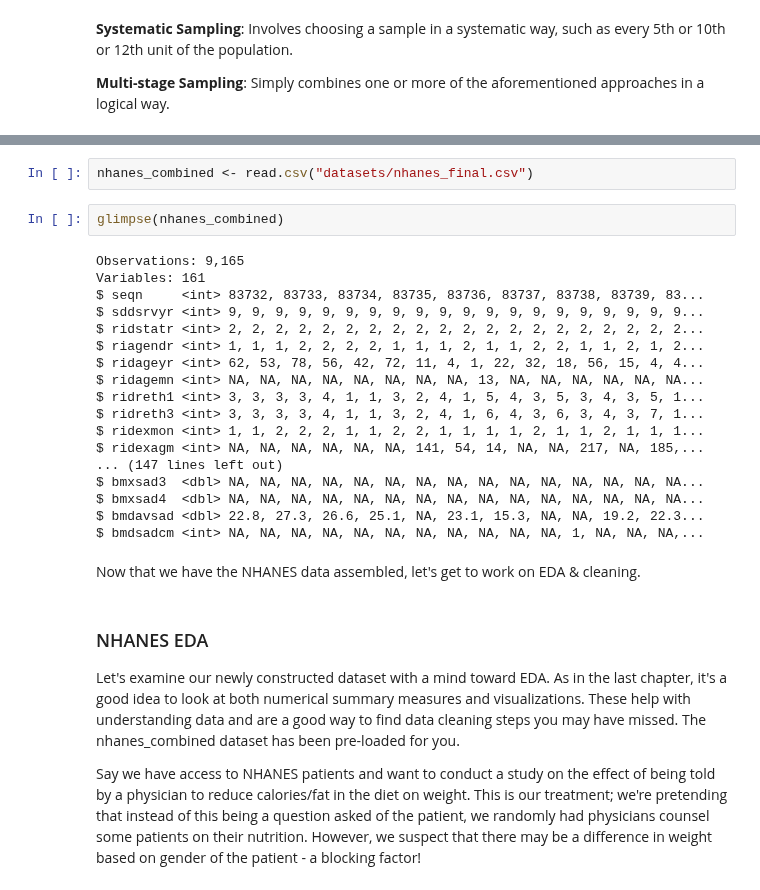
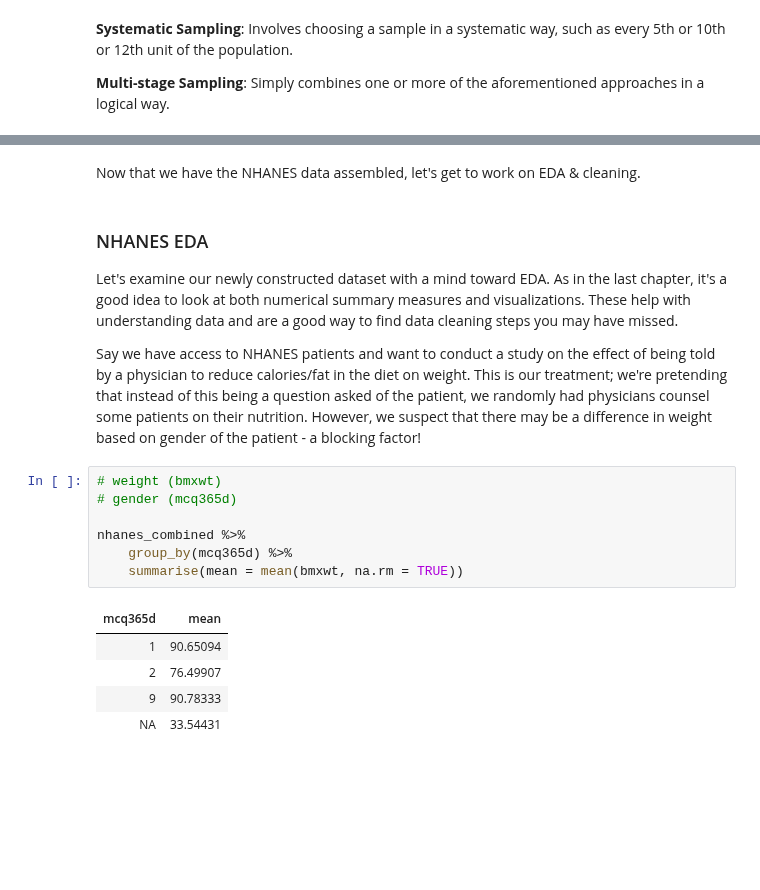
Before and after one commit to iamjz/R-Data, a Jupyter notebook: Design of Experiments.ipynb, the cells around one changed output, grey strips where cells are left out. Saved outputs shown, nothing was run; the diff lists cells and outputs as text; blank space fills up the shorter version.

```diff
--- a/Design of Experiments.ipynb
+++ b/Design of Experiments.ipynb
@@ -1595,29 +1534,20 @@ $ bmdsadcm <int> NA, NA, NA, NA, NA, NA, NA, NA, NA, NA, NA, 1, NA, NA, NA,...
-# %%
-nhanes_combined <- read.csv("datasets/nhanes_final.csv")
-# %%
-glimpse(nhanes_combined)
-# %% [output]
-Observations: 9,165
-Variables: 161
-$ seqn     <int> 83732, 83733, 83734, 83735, 83736, 83737, 83738, 83739, 83...
-$ sddsrvyr <int> 9, 9, 9, 9, 9, 9, 9, 9, 9, 9, 9, 9, 9, 9, 9, 9, 9, 9, 9, 9...
-$ ridstatr <int> 2, 2, 2, 2, 2, 2, 2, 2, 2, 2, 2, 2, 2, 2, 2, 2, 2, 2, 2, 2...
-$ riagendr <int> 1, 1, 1, 2, 2, 2, 2, 1, 1, 1, 2, 1, 1, 2, 2, 1, 1, 2, 1, 2...
-$ ridageyr <int> 62, 53, 78, 56, 42, 72, 11, 4, 1, 22, 32, 18, 56, 15, 4, 4...
-$ ridagemn <int> NA, NA, NA, NA, NA, NA, NA, NA, 13, NA, NA, NA, NA, NA, NA...
-$ ridreth1 <int> 3, 3, 3, 3, 4, 1, 1, 3, 2, 4, 1, 5, 4, 3, 5, 3, 4, 3, 5, 1...
-$ ridreth3 <int> 3, 3, 3, 3, 4, 1, 1, 3, 2, 4, 1, 6, 4, 3, 6, 3, 4, 3, 7, 1...
-$ ridexmon <int> 1, 1, 2, 2, 2, 1, 1, 2, 2, 1, 1, 1, 1, 2, 1, 1, 2, 1, 1, 1...
-$ ridexagm <int> NA, NA, NA, NA, NA, NA, 141, 54, 14, NA, NA, 217, NA, 185,...
-... (147 lines left out)
-$ bmxsad3  <dbl> NA, NA, NA, NA, NA, NA, NA, NA, NA, NA, NA, NA, NA, NA, NA...
-$ bmxsad4  <dbl> NA, NA, NA, NA, NA, NA, NA, NA, NA, NA, NA, NA, NA, NA, NA...
-$ bmdavsad <dbl> 22.8, 27.3, 26.6, 25.1, NA, 23.1, 15.3, NA, NA, 19.2, 22.3...
-$ bmdsadcm <int> NA, NA, NA, NA, NA, NA, NA, NA, NA, NA, NA, 1, NA, NA, NA,...
 # %% [markdown]
 Now that we have the NHANES data assembled, let's get to work on EDA & cleaning.
 # %% [markdown]
 ### NHANES EDA
-Let's examine our newly constructed dataset with a mind toward EDA. As in the last chapter, it's a good idea to look at both numerical summary measures and visualizations. These help with understanding data and are a good way to find data cleaning steps you may have missed. The nhanes_combined dataset has been pre-loaded for you.
+Let's examine our newly constructed dataset with a mind toward EDA. As in the last chapter, it's a good idea to look at both numerical summary measures and visualizations. These help with understanding data and are a good way to find data cleaning steps you may have missed.
 
 Say we have access to NHANES patients and want to conduct a study on the effect of being told by a physician to reduce calories/fat in the diet on weight. This is our treatment; we're pretending that instead of this being a question asked of the patient, we randomly had physicians counsel some patients on their nutrition. However, we suspect that there may be a difference in weight based on gender of the patient - a blocking factor!
+# %%
+# weight (bmxwt)
+# gender (mcq365d)
+
+nhanes_combined %>%
+    group_by(mcq365d) %>%
+    summarise(mean = mean(bmxwt, na.rm = TRUE))
+# %% [output]
+| mcq365d | mean |
+| 1 | 90.65094 |
+| 2 | 76.49907 |
+| 9 | 90.78333 |
+| NA | 33.54431 |
```
Also changed, not shown: parts of 19 cells of this notebook.
